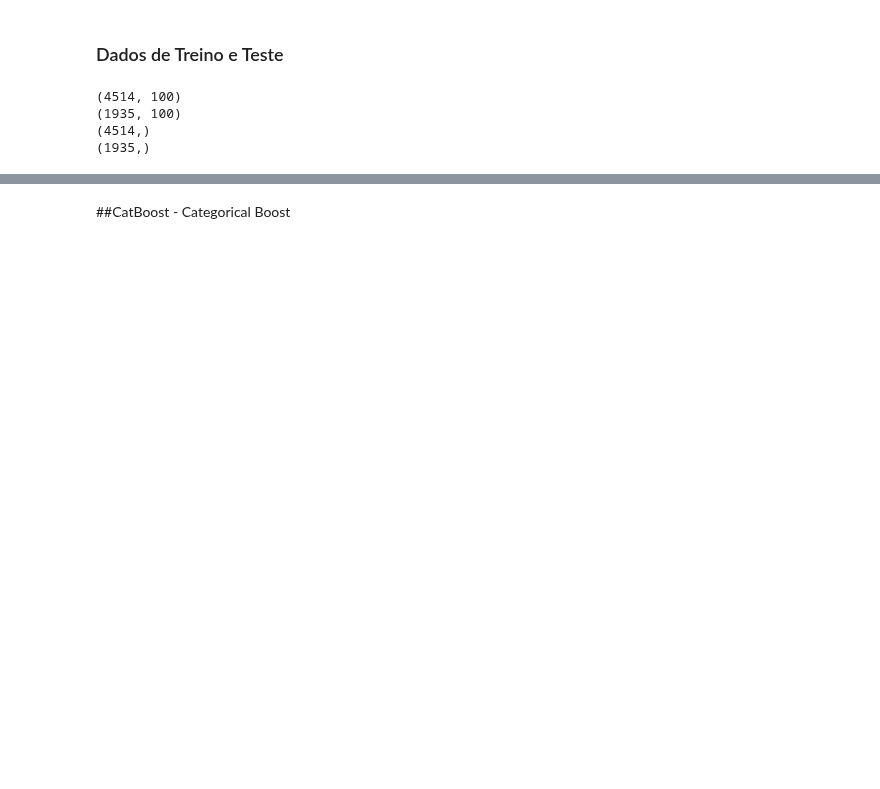
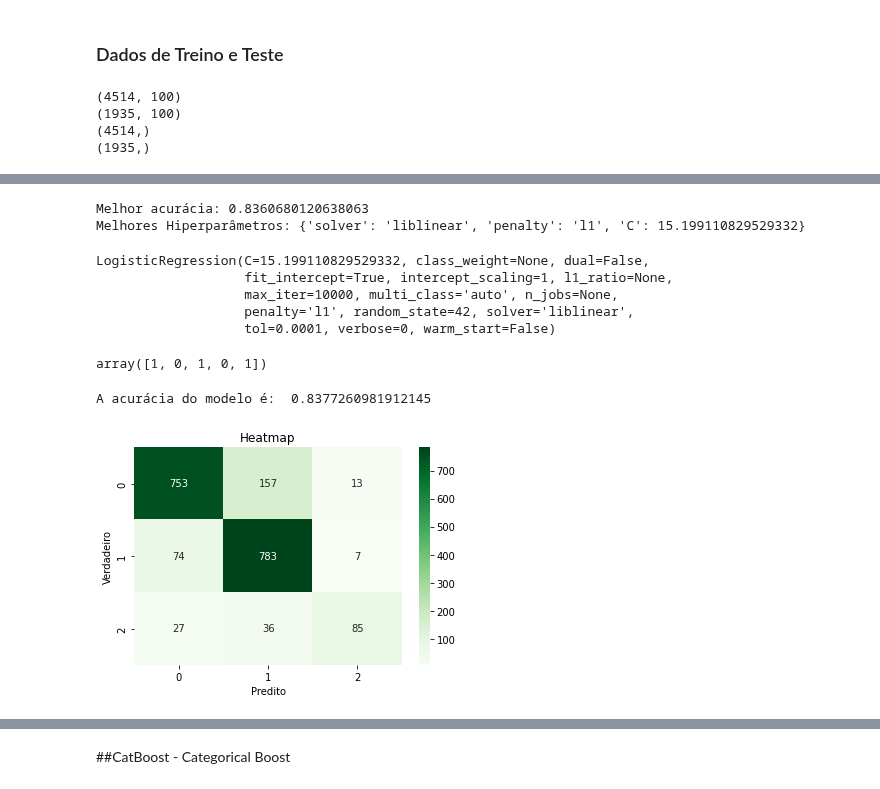
Before and after one commit to legalnlp21/legalnlp, a Jupyter notebook: demo/Doc2Vec/Doc2Vec_TUTORIAL.ipynb, the cells around one changed output, grey strips where cells are left out. Cells and saved outputs as stored; diff of their text form; code cells hidden in the pictures; blank space fills up the shorter version.

```diff
--- a/demo/Doc2Vec/Doc2Vec_TUTORIAL.ipynb
+++ b/demo/Doc2Vec/Doc2Vec_TUTORIAL.ipynb
@@ -289,0 +239,7 @@ def bootstrap(X_test, y_test, model, nn=False, B=250):
+# %%
+# Instanciando o modelo de Regressão Logística em que será feito o cross-validaton em seguida
+log_reg = LogisticRegression(max_iter = 1000,
+                             random_state = 42,
+                             solver = 'liblinear')
+
+log_reg
@@ -289,0 +252,11 @@ def bootstrap(X_test, y_test, model, nn=False, B=250):
+# %%
+# Definindo o espaço de busca de parâmetros
+space = dict()
+space['solver'] = ['liblinear']#, 'lbfgs']
+space['penalty'] = ['l1']
+space['C'] = np.logspace(-3, 3, 100)
+
+rscv = RandomizedSearchCV(log_reg, space, cv = 3, n_jobs = -1, verbose = 1, random_state = 42, n_iter = 30)
+
+# Fazendo o cross-validation
+result = rscv.fit(X_train, y_train)
@@ -289,0 +268,42 @@ def bootstrap(X_test, y_test, model, nn=False, B=250):
+# %%
+# Melhores hiperparâmetros
+print('Melhor acurácia: %s' % result.best_score_)
+print('Melhores Hiperparâmetros: %s' % result.best_params_)
+# %% [output]
+Melhor acurácia: 0.8360680120638063
+Melhores Hiperparâmetros: {'solver': 'liblinear', 'penalty': 'l1', 'C': 15.199110829529332}
+# %%
+log_reg = LogisticRegression(penalty = result.best_params_['penalty'],
+                             C = result.best_params_['C'],
+                             solver = result.best_params_['solver'],
+                             max_iter = 10000,
+                             random_state = 42)
+
+# Treinando os modelos com os melhores hiperparâmetros
+log_reg.fit(X_train, y_train)
+# %% [output]
+LogisticRegression(C=15.199110829529332, class_weight=None, dual=False,
+                   fit_intercept=True, intercept_scaling=1, l1_ratio=None,
+                   max_iter=10000, multi_class='auto', n_jobs=None,
+                   penalty='l1', random_state=42, solver='liblinear',
+                   tol=0.0001, verbose=0, warm_start=False)
+# %%
+# y hat - predicted values for y
+y_pred = log_reg.predict(X_test)
+y_pred[:5]
+# %% [output]
+array([1, 0, 1, 0, 1])
+# %%
+print("A acurácia do modelo é: ", accuracy_score(y_test, y_pred))
+# %% [output]
+A acurácia do modelo é:  0.8377260981912145
+# %%
+# Plotando a matriz de confusão
+cm = confusion_matrix(y_test, y_pred)
+sns.heatmap(cm, annot = True, cmap = 'Greens', fmt = '.3g')
+plt.title("Heatmap")
+plt.xlabel("Predito")
+plt.ylabel("Verdadeiro")
+plt.show()
+# %% [output]
+[figure, added]
```
Also changed, not shown: parts of 27 cells of this notebook.
